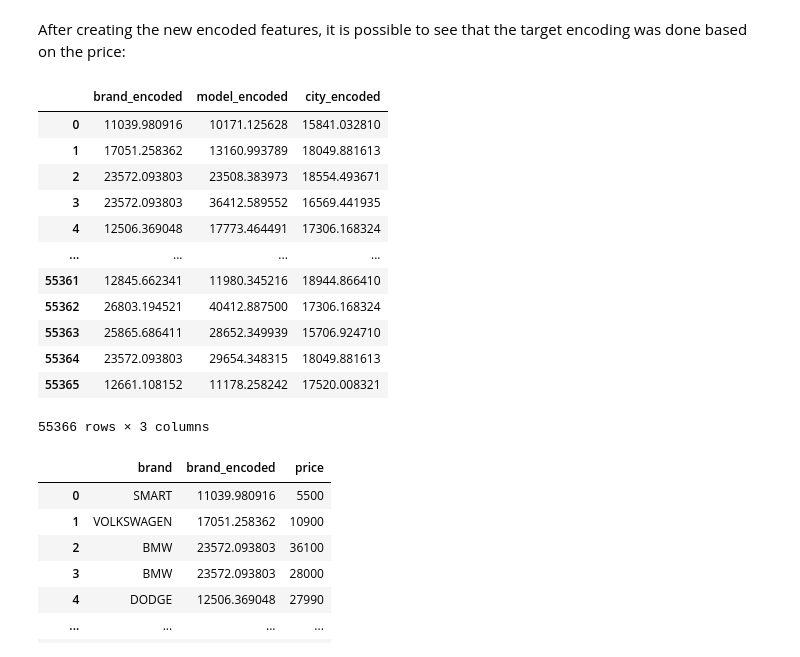
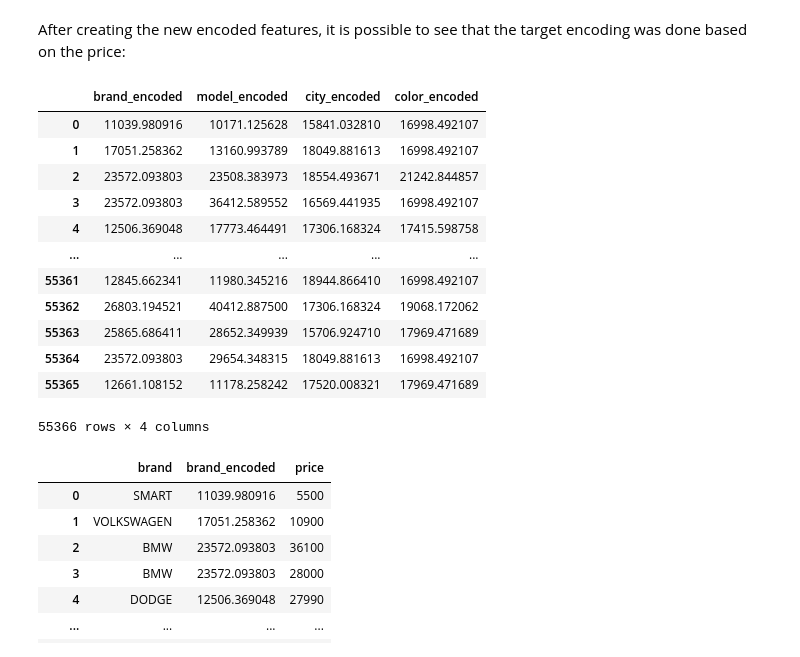
Before and after one commit to caresppen/UsedCarsAppraiser, a Jupyter notebook: notebooks/07_Feature_Engineering.ipynb, the cells around one changed output. Saved outputs shown, nothing was run; the diff lists cells and outputs as text; code cells hidden in the pictures.

```diff
--- a/notebooks/07_Feature_Engineering.ipynb
+++ b/notebooks/07_Feature_Engineering.ipynb
@@ -106,7 +106,7 @@ np.unique(df.type, return_counts=True)
         'small', 'sports', 'van'], dtype=object),
  array([9670, 3022, 9807, 8227, 9539, 1649, 2729, 5263, 5460]))
 # %%
-cat_columns = ['type', 'gearbox', 'color', 'fuel_type', 'warranty', 'dealer', 'chassis']
+cat_columns = ['type', 'gearbox', 'fuel_type', 'warranty', 'dealer', 'chassis']
 n_col = len(df[cat_columns].columns)
 
 feature_arr = ohe.fit_transform(df[cat_columns]).toarray()
@@ -217,7 +217,7 @@ Applying Target Encoding using the detailed explanation of this [Medium Article]
 # %%
 encoder = TargetEncoder()
 # %%
-data[['brand_encoded', 'model_encoded', 'city_encoded']] = encoder.fit_transform(data[['brand', 'model', 'city']], data.price)
+data[['brand_encoded', 'model_encoded', 'city_encoded', 'color_encoded']] = encoder.fit_transform(data[['brand', 'model', 'city', 'color']], data.price)
 # %%
 data
 # %% [output]
@@ -237,21 +237,21 @@ data
 # %% [markdown]
 After creating the new encoded features, it is possible to see that the target encoding was done based on the price:
 # %%
-data[['brand_encoded', 'model_encoded', 'city_encoded']]
+data[['brand_encoded', 'model_encoded', 'city_encoded', 'color_encoded']]
 # %% [output]
-|  | brand_encoded | model_encoded | city_encoded |
-| 0 | 11039.980916 | 10171.125628 | 15841.032810 |
-| 1 | 17051.258362 | 13160.993789 | 18049.881613 |
-| 2 | 23572.093803 | 23508.383973 | 18554.493671 |
-| 3 | 23572.093803 | 36412.589552 | 16569.441935 |
-| 4 | 12506.369048 | 17773.464491 | 17306.168324 |
-| ... | ... | ... | ... |
-| 55361 | 12845.662341 | 11980.345216 | 18944.866410 |
-| 55362 | 26803.194521 | 40412.887500 | 17306.168324 |
-| 55363 | 25865.686411 | 28652.349939 | 15706.924710 |
-| 55364 | 23572.093803 | 29654.348315 | 18049.881613 |
-| 55365 | 12661.108152 | 11178.258242 | 17520.008321 |
+|  | brand_encoded | model_encoded | city_encoded | color_encoded |
+| 0 | 11039.980916 | 10171.125628 | 15841.032810 | 16998.492107 |
+| 1 | 17051.258362 | 13160.993789 | 18049.881613 | 16998.492107 |
+| 2 | 23572.093803 | 23508.383973 | 18554.493671 | 21242.844857 |
+| 3 | 23572.093803 | 36412.589552 | 16569.441935 | 16998.492107 |
+| 4 | 12506.369048 | 17773.464491 | 17306.168324 | 17415.598758 |
+| ... | ... | ... | ... | ... |
+| 55361 | 12845.662341 | 11980.345216 | 18944.866410 | 16998.492107 |
+| 55362 | 26803.194521 | 40412.887500 | 17306.168324 | 19068.172062 |
+| 55363 | 25865.686411 | 28652.349939 | 15706.924710 | 17969.471689 |
+| 55364 | 23572.093803 | 29654.348315 | 18049.881613 | 16998.492107 |
+| 55365 | 12661.108152 | 11178.258242 | 17520.008321 | 17969.471689 |
-55366 rows × 3 columns
+55366 rows × 4 columns
 # %%
 data[['brand', 'brand_encoded', 'price']]
 # %% [output]
```
Also changed, not shown: parts of 16 cells of this notebook, 7 other files.
